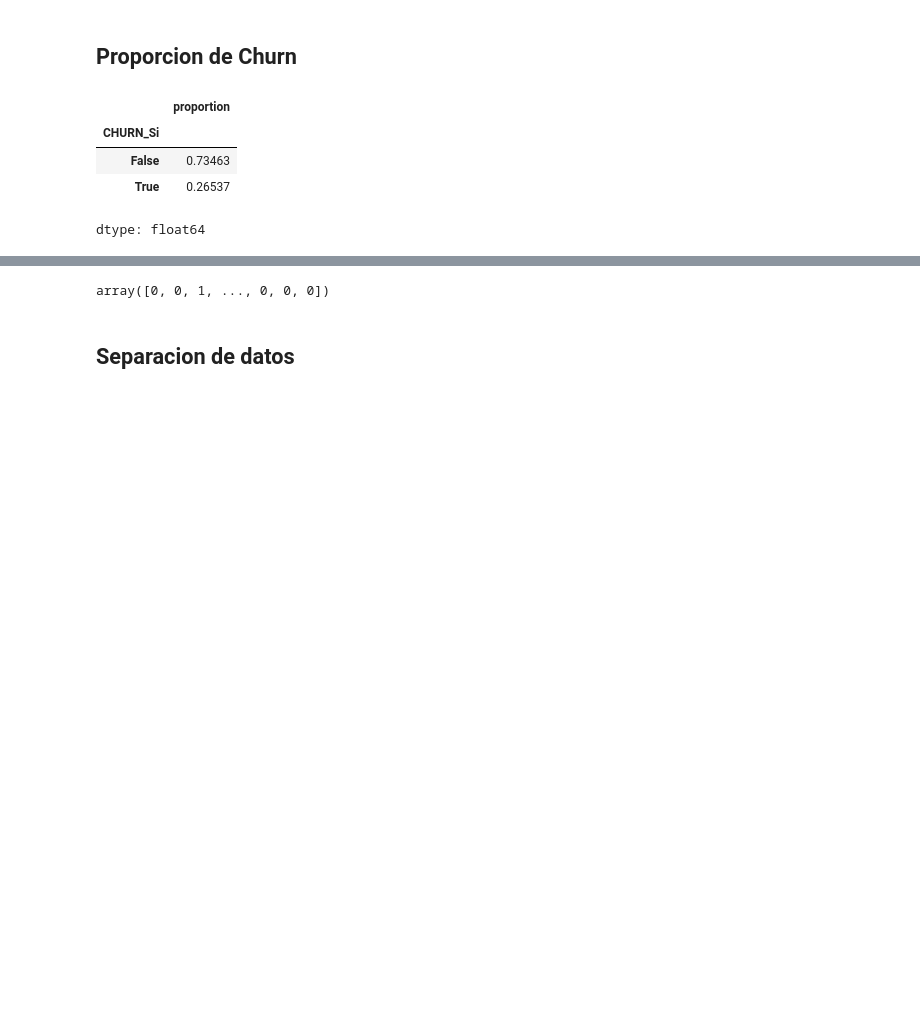
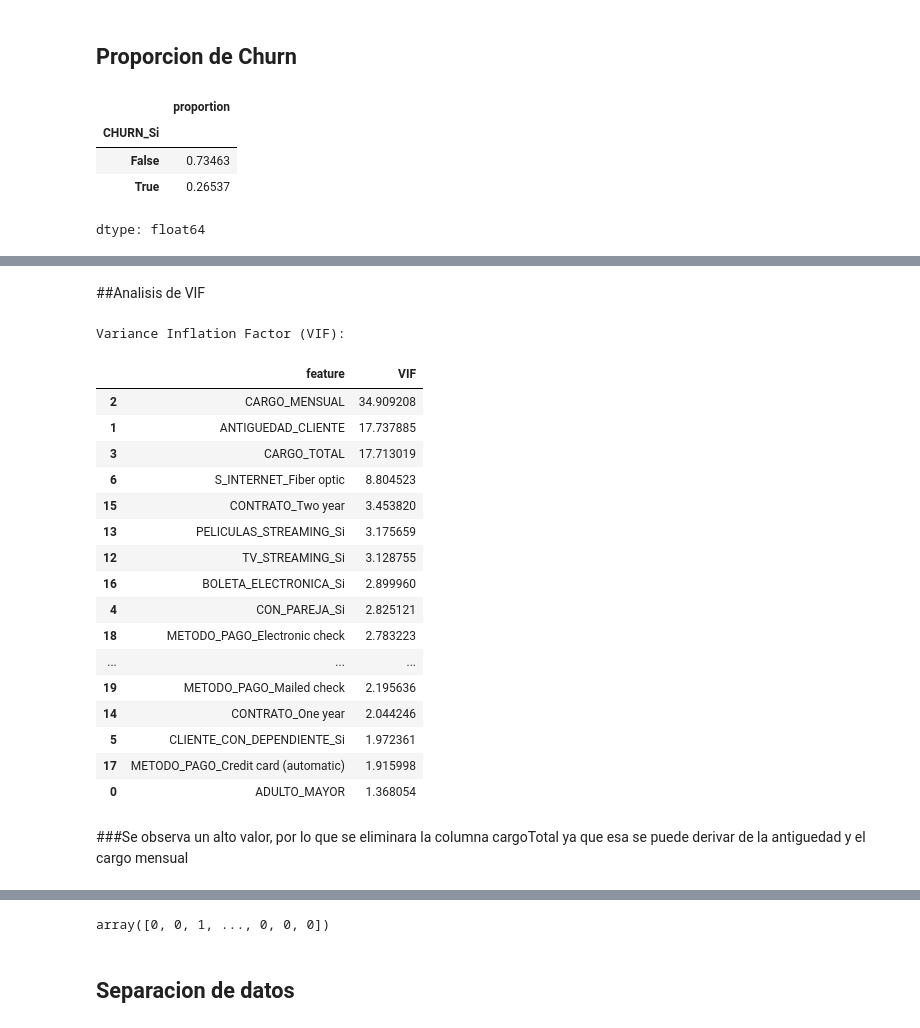
Before and after one commit to raohxxx/Telecom-2-challenge, a Jupyter notebook: telecomX2.ipynb, the cells around one changed output, grey strips where cells are left out. Cells and saved outputs as stored; diff of their text form; code cells hidden in the pictures; blank space fills up the shorter version.

Commit message:
analisis de VIF

```diff
--- a/telecomX2.ipynb
+++ b/telecomX2.ipynb
@@ -357,3 +360,46 @@ dtype: bool
+# %% [markdown]
+##Analisis de VIF
+# %%
+from statsmodels.stats.outliers_influence import variance_inflation_factor
+
+# Separate features (X) and target (y)
+X_vif = df.drop(columns=['CHURN_Si'])
+
+# Convert boolean columns to integer (0 or 1)
+for col in X_vif.columns:
+    if X_vif[col].dtype == 'bool':
+        X_vif[col] = X_vif[col].astype(int)
+
+# Calculate VIF for each feature
+vif_data = pd.DataFrame()
+vif_data["feature"] = X_vif.columns
+vif_data["VIF"] = [variance_inflation_factor(X_vif.values, i)
+                          for i in range(len(X_vif.columns))]
+
+# Display the VIF values
+print("Variance Inflation Factor (VIF):")
+display(vif_data.sort_values(by='VIF', ascending=False))
+# %% [output]
+Variance Inflation Factor (VIF):
+|  | feature | VIF |
+| 2 | CARGO_MENSUAL | 34.909208 |
+| 1 | ANTIGUEDAD_CLIENTE | 17.737885 |
+| 3 | CARGO_TOTAL | 17.713019 |
+| 6 | S_INTERNET_Fiber optic | 8.804523 |
+| 15 | CONTRATO_Two year | 3.453820 |
+| 13 | PELICULAS_STREAMING_Si | 3.175659 |
+| 12 | TV_STREAMING_Si | 3.128755 |
+| 16 | BOLETA_ELECTRONICA_Si | 2.899960 |
+| 4 | CON_PAREJA_Si | 2.825121 |
+| 18 | METODO_PAGO_Electronic check | 2.783223 |
+| ... | ... | ... |
+| 19 | METODO_PAGO_Mailed check | 2.195636 |
+| 14 | CONTRATO_One year | 2.044246 |
+| 5 | CLIENTE_CON_DEPENDIENTE_Si | 1.972361 |
+| 17 | METODO_PAGO_Credit card (automatic) | 1.915998 |
+| 0 | ADULTO_MAYOR | 1.368054 |
+# %% [markdown]
+###Se observa un alto valor, por lo que se eliminara la columna cargoTotal ya que esa se puede derivar de la antiguedad y el cargo mensual
 # %%
 from sklearn.compose import make_column_transformer
 from sklearn.preprocessing import OneHotEncoder
```
Also changed, not shown: parts of 11 cells of this notebook.
